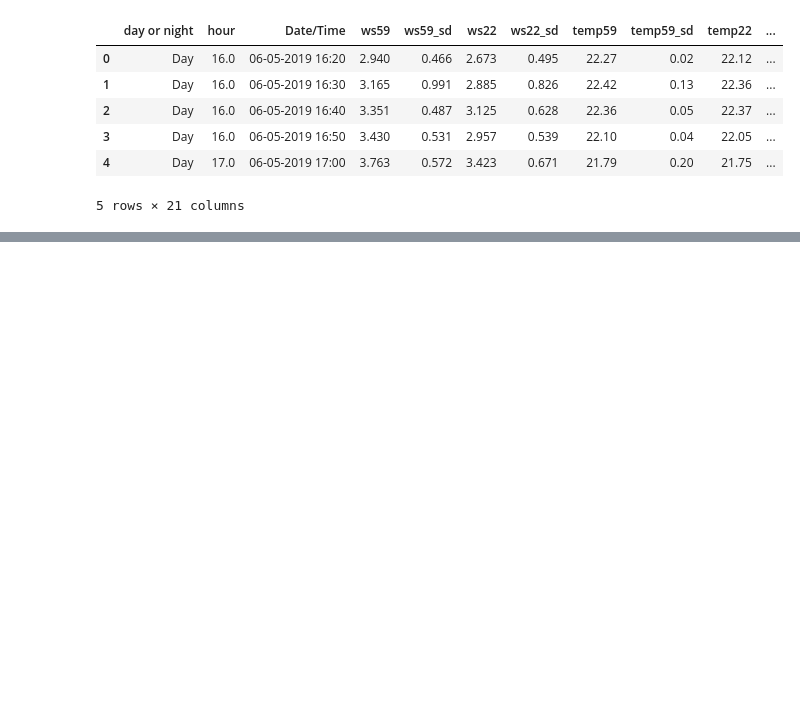
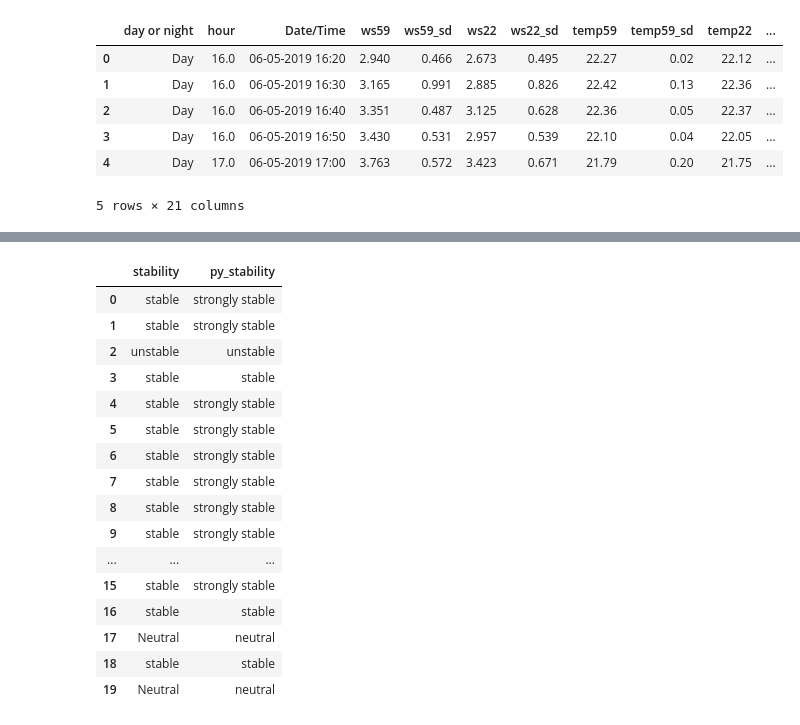
Before and after one commit to Manish-D-Rao/thermal-stability-tool, a Jupyter notebook: notebooks/analysis.ipynb, the cells around one changed output, grey strips where cells are left out. Cells and saved outputs as stored; diff of their text form; code cells hidden in the pictures; blank space fills up the shorter version.

```diff
--- a/notebooks/analysis.ipynb
+++ b/notebooks/analysis.ipynb
@@ -333,0 +359,3 @@ thermal_stability.head()
+# %%
+thermal_stability["py_ws120"] = calculate_ws120(thermal_stability["ws59"], thermal_stability["py_shear"])
+thermal_stability[["ws120", "py_ws120"]].head()
@@ -333,0 +377,23 @@ thermal_stability.head()
+# %%
+def calculate_ri(u59, u22, t59, t22):
+    g = 9.81
+
+    t_upper = t59 + 273.15
+    t_lower = t22 + 273.15
+
+    delta_z = 59 - 22
+
+    temp_gradient = (t_upper - t_lower) / (delta_z + 9.8)
+
+    wind_diff = u59 - u22
+
+    ri = (
+        g * temp_gradient * delta_z**2
+    ) / (
+        t_lower * wind_diff**2
+    )
+
+    return round(ri, 2)
+# %%
+thermal_stability["py_ri"] = calculate_ri(thermal_stability["ws59"], thermal_stability["ws22"], thermal_stability["temp59"], thermal_stability["temp22"])
+thermal_stability[["ri", "py_ri"]].head()
@@ -333,0 +407,31 @@ thermal_stability.head()
+# %%
+def calculate_stability(ri):
+    if ri < -0.2 : return "strongly unstable"
+    elif -0.2 <= ri < -0.1: return "unstable"
+    elif -0.1 <= ri < 0.1: return "neutral"
+    elif 0.1 <= ri < 0.25: return "stable"
+    else: return "strongly stable"
+# %%
+thermal_stability["py_stability"] = thermal_stability.apply(
+    lambda row: calculate_stability(row["py_ri"]),
+    axis=1
+)
+thermal_stability[["stability", "py_stability"]].head(20)
+# %% [output]
+|  | stability | py_stability |
+| 0 | stable | strongly stable |
+| 1 | stable | strongly stable |
+| 2 | unstable | unstable |
+| 3 | stable | stable |
+| 4 | stable | strongly stable |
+| 5 | stable | strongly stable |
+| 6 | stable | strongly stable |
+| 7 | stable | strongly stable |
+| 8 | stable | strongly stable |
+| 9 | stable | strongly stable |
+| ... | ... | ... |
+| 15 | stable | strongly stable |
+| 16 | stable | stable |
+| 17 | Neutral | neutral |
+| 18 | stable | stable |
+| 19 | Neutral | neutral |
```
Also changed, not shown: parts of 13 cells of this notebook, 2 other files.
